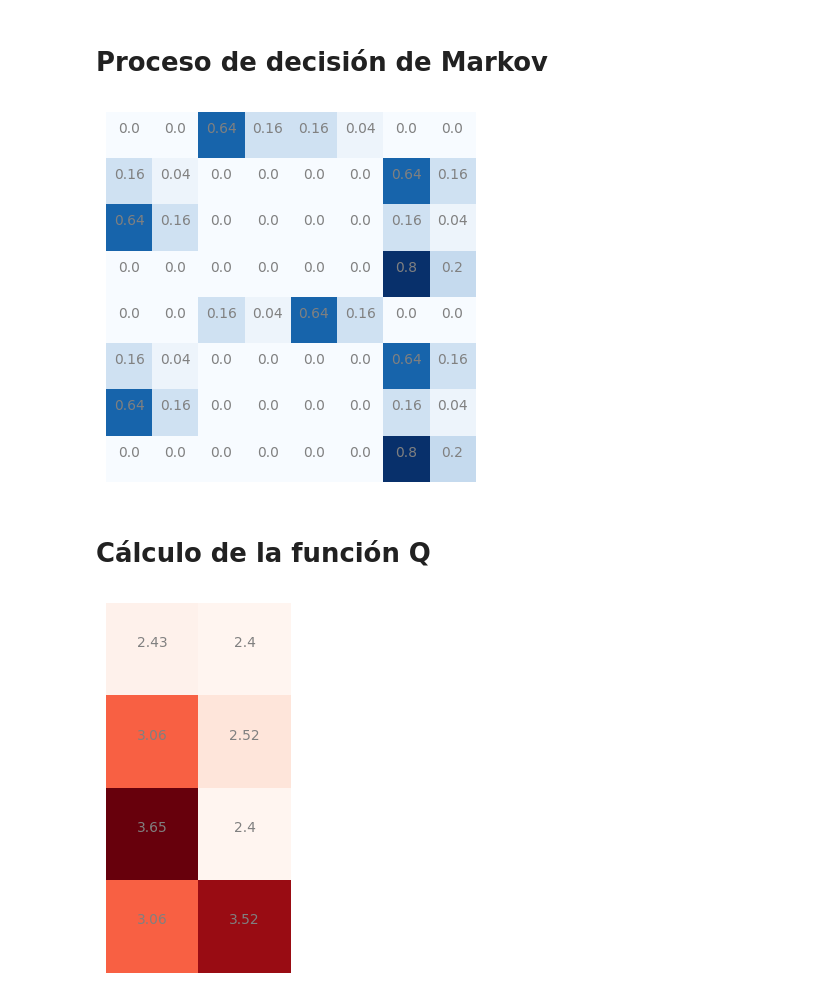
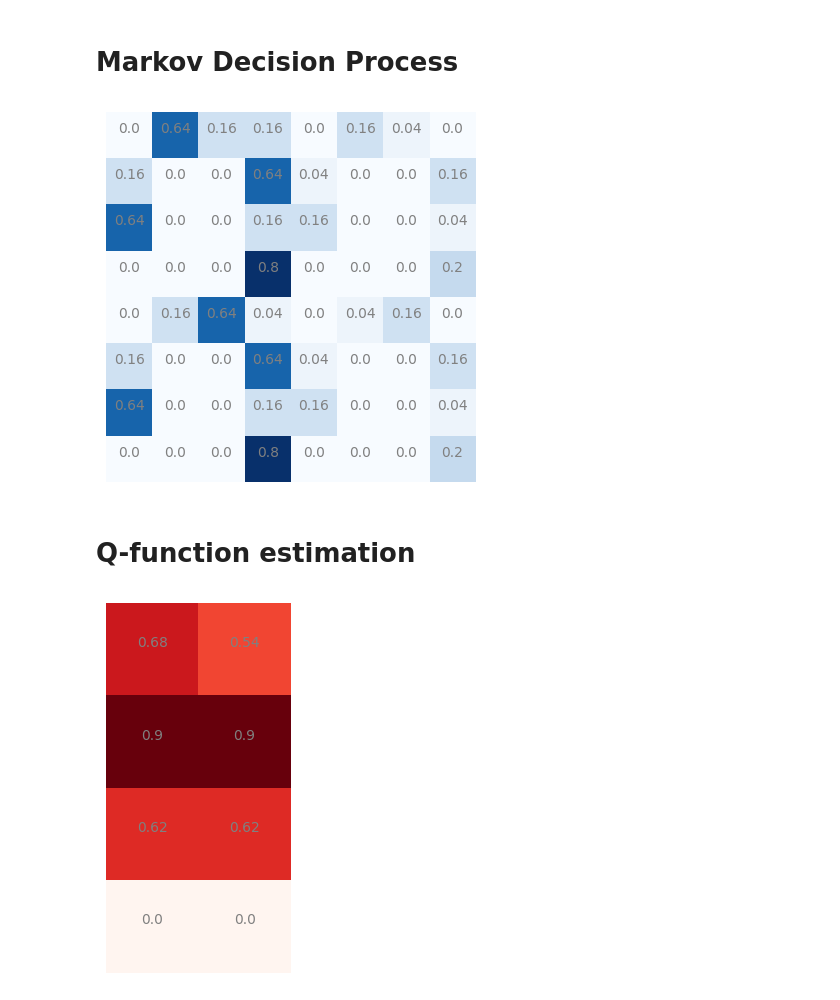
Before and after one commit to sergiorozada12/rl-basics, a Jupyter notebook: 3_markov_decision_process.ipynb, the cells around one changed output. Cells and saved outputs as stored; diff of their text form; code cells hidden in the pictures.

```diff
--- a/3_markov_decision_process.ipynb
+++ b/3_markov_decision_process.ipynb
@@ -2,7 +2,7 @@
 import numpy as np
 import matplotlib.pyplot as plt
 # %% [markdown]
-# Proceso de decisión de Markov
+# Markov Decision Process
 # %%
 nS = 4
 nA = 2
@@ -24,10 +24,10 @@ P = np.array(
 # %%
 Pi = np.array(
     [
-        [0.8, 0.2, 0.0, 0.0, 0.0, 0.0, 0.0, 0.0],
-        [0.0, 0.0, 0.8, 0.2, 0.0, 0.0, 0.0, 0.0],
-        [0.0, 0.0, 0.0, 0.0, 0.8, 0.2, 0.0, 0.0],
-        [0.0, 0.0, 0.0, 0.0, 0.0, 0.0, 0.8, 0.2],
+        [0.8, 0.0, 0.0, 0.0, 0.2, 0.0, 0.0, 0.0],
+        [0.0, 0.8, 0.0, 0.2, 0.0, 0.2, 0.0, 0.0],
+        [0.0, 0.0, 0.8, 0.0, 0.0, 0.0, 0.2, 0.0],
+        [0.0, 0.0, 0.0, 0.8, 0.0, 0.0, 0.0, 0.2],
     ]
 )
 # %%
@@ -41,28 +41,43 @@ for i in range(nS*nA):
 plt.axis('off')
 plt.show()
 # %% [output]
-[figure, old version]
+[figure, new version]
 # %%
-# Recompensas para cada par estado-acción
-R = np.array([0, 0, 1, 0, 1, 0, 1, 1])
+Rr = np.array(
+    [
+        # Action 1
+        [0.0, 0.0, 0.0, 0.0],
+        [0.0, 0.0, 0.0, 1.0],
+        [0.0, 0.0, 0.0, 1.0],
+        [0.0, 0.0, 0.0, 0.0],
+        # Action 2
+        [0.0, 0.0, 0.0, 0.0],
+        [0.0, 0.0, 0.0, 1.0],
+        [0.0, 0.0, 0.0, 1.0],
+        [0.0, 0.0, 0.0, 0.0],
+    ]
+)
+
+R = np.sum(P * Rr, axis=1)
 # %%
 gamma = 0.8
 # %% [markdown]
-# Cálculo de la función Q
+# Q-function estimation
 # %%
 A = np.eye(nS*nA) - gamma * PPi
 b = R
 Q = np.linalg.inv(A) @ R
 # %%
-plt.imshow(Q.reshape(nS, nA), cmap='Reds')
+Q = Q.reshape(nA, nS).T
+plt.imshow(Q, cmap='Reds')
 for i in range(nS):
     for j in range(nA):
-        q = np.around(Q.reshape(nS, nA)[i, j], 2)
+        q = np.around(Q[i, j], 2)
         plt.text(j, i, q, ha='center', va='bottom', color='gray')
 plt.axis('off')
 plt.show()
 # %% [output]
-[figure, old version]
+[figure, new version]
 # %%
 Q = np.zeros(nS*nA)
 Qs = [Q]
```
Also changed, not shown: parts of 3 cells of this notebook, 3 other files.
